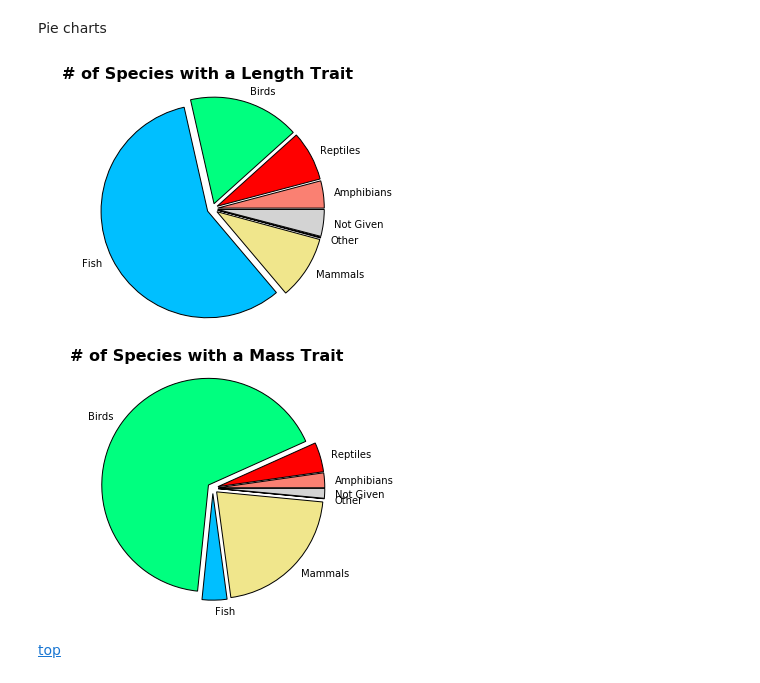
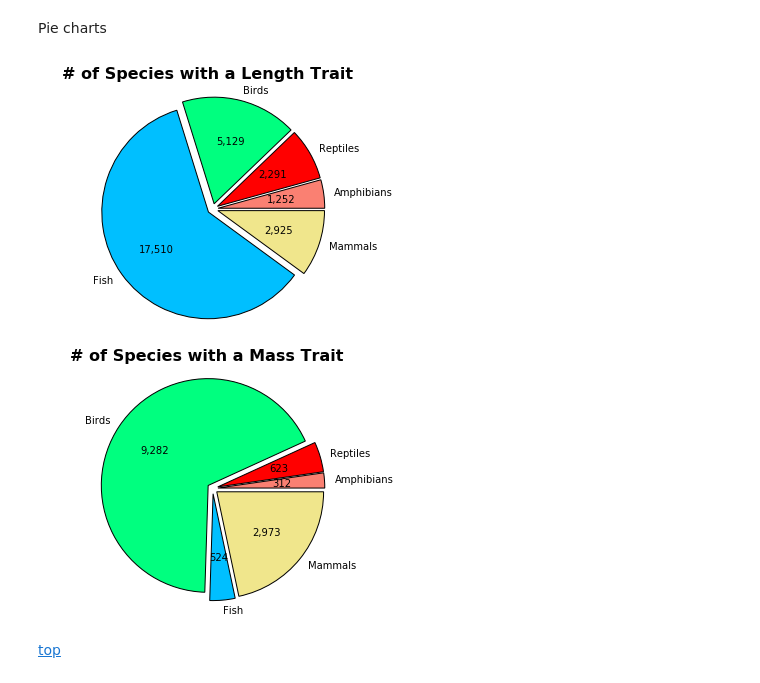
Before and after one commit to rafelafrance/traiter, a Jupyter notebook: parsers/vertnet_parser.ipynb, the cells around one changed output. Cells and saved outputs as stored; diff of their text form; code cells hidden in the pictures.

```diff
--- a/parsers/vertnet_parser.ipynb
+++ b/parsers/vertnet_parser.ipynb
@@ -2032,15 +2036,18 @@ plt.show()
 # %%
-left = [0.0, 0.0, 0.0, 0.0]
+left = [0.0, 0.0, 0.0]
+n = df.shape[0] - 2
 fig, ax = plt.subplots()
 
-for i in range(df.shape[0]):
-    ax.barh(np.arange(4), df.iloc[i, 5:9], 0.5, left=left, label=df.iloc[i, 0], color=COLORS[i])
-    left += df.iloc[i, 5:9]
+for i in range(n):
+    values = df.iloc[i, 6:9]
+    label = df.iloc[i, 0]
+    ax.barh(np.arange(3), values, 0.5, left=left, label=label, color=COLORS[i])
+    left += values
 
 ax.set_title('Species Counts Per Group')
 ax.legend(loc='lower right')
-ax.set_yticks(np.arange(4) + 0.25)
-ax.set_yticklabels(labels=['>1000', '>100', '>10', 'At Least 1'])
+ax.set_yticks(np.arange(3) + 0.25)
+ax.set_yticklabels(labels=['>100', '>10', 'At Least 1'])
 ax.set_ylabel('# records with mass')
 ax.set_xlabel('# Species')
 plt.show()
@@ -2049,18 +2056,30 @@ plt.show()
 # %% [markdown]
 Pie charts
+# %%
+def make_autopct(values):
+    def pie_autopct(pct):
+        total = sum(values)
+        val = int(round(pct * total / 100.0))
+        return '{:,}'.format(val, grouping=True)
+    return pie_autopct
 # %%
+values = df.loc[0:4, 'total_length_0']
+labels = df.loc[0:4, 'group']
+n = values.size
 plt.suptitle('# of Species with a Length Trait', fontsize=16, weight='semibold', y=1)
-plt.pie(df['total_length_0'], labels=df['group'], colors=COLORS, explode=np.array([0.05] * 7))
+plt.pie(values, labels=labels, colors=COLORS, explode=np.array([0.05] * n), autopct=make_autopct(values))
 plt.axis('equal')
 plt.show()
 # %% [output]
-[figure, old version]
+[figure, new version]
 # %%
+values = df.loc[0:4, 'body_mass_0']
+labels = df.loc[0:4, 'group']
 plt.suptitle('# of Species with a Mass Trait', fontsize=16, weight='semibold', y=1)
-plt.pie(df['body_mass_0'], labels=df['group'], colors=COLORS, explode=np.array([0.05] * 7))
+plt.pie(values, labels=labels, colors=COLORS, explode=np.array([0.05] * n), autopct=make_autopct(values))
 plt.axis('equal')
 plt.show()
 # %% [output]
-[figure, old version]
+[figure, new version]
 # %% [markdown]
 [top](#Table-of-Contents)
```
Also changed, not shown: parts of 4 cells of this notebook, 1 other file.
